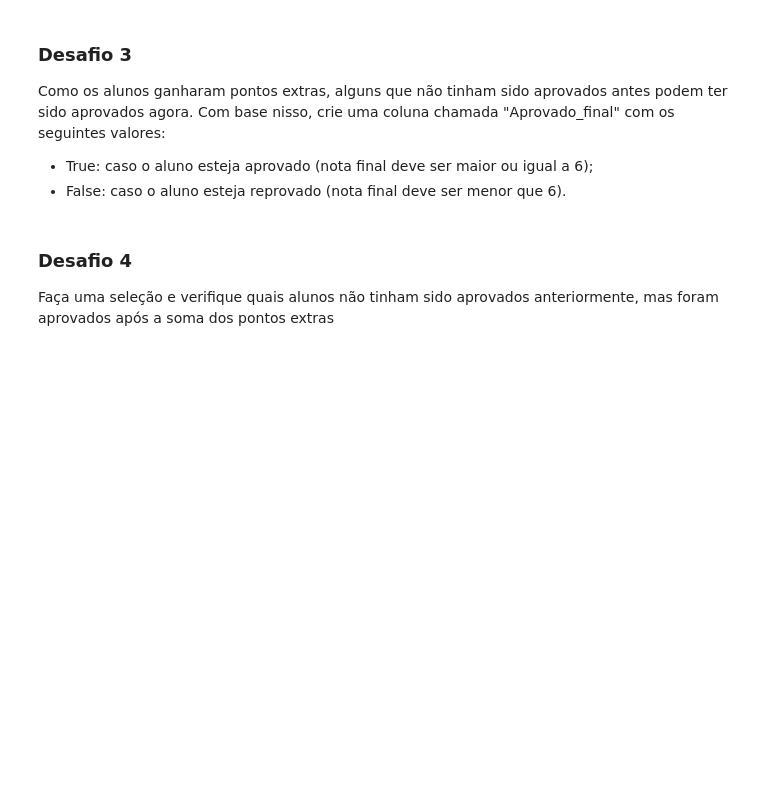
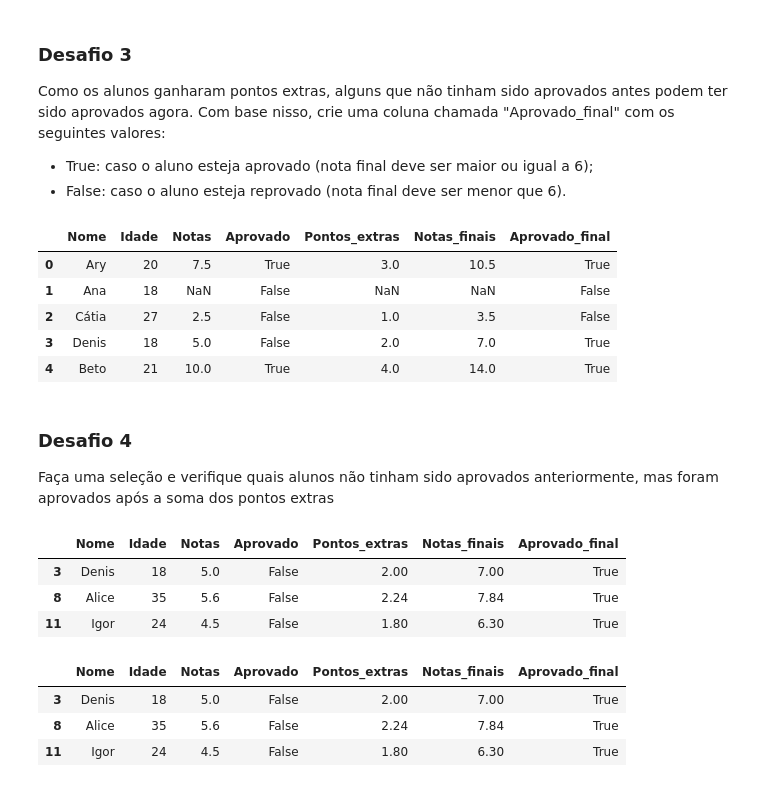
Before and after one commit to profmatheuspassos/analise-dados-pandas-sql, a Jupyter notebook: X-aulas-alura/desafios.ipynb, the cells around one changed output. Drawn from its saved outputs; the diff is of its cells as text; code cells hidden in the pictures; blank space fills up the shorter version.

```diff
--- a/X-aulas-alura/desafios.ipynb
+++ b/X-aulas-alura/desafios.ipynb
@@ -461,0 +460,5 @@ Importe novamente o arquivo [**alunos.csv**](https://raw.githubusercontent.com/a
+# %%
+# Importando novamente os dados
+import pandas as pd
+df = pd.read_csv("https://raw.githubusercontent.com/alura-cursos/pandas-conhecendo-a-biblioteca/main/desafios/alunos.csv")
+df
@@ -462,3 +483,6 @@ Importe novamente o arquivo [**alunos.csv**](https://raw.githubusercontent.com/a
 # %% [markdown]
 ### Desafio 1
 Os alunos participaram de uma atividade extracurricular e ganharam pontos extras. Esses pontos extras correspondem a 40% da nota atual de cada um deles. Com base nisso, crie uma coluna chamada "Pontos_extras" que contenha os pontos extras de cada aluno, ou seja, 40% da nota atual deles
+# %%
+df["Pontos_extras"] = df["Notas"] * 0.4
+df.head()
@@ -465,3 +496,6 @@ Os alunos participaram de uma atividade extracurricular e ganharam pontos extras
 # %% [markdown]
 ### Desafio 2
 Crie mais uma coluna, chamada "Notas_finais" que possua as notas de cada aluno somada com os pontos extras
+# %%
+df["Notas_finais"] = df["Notas"] + df["Pontos_extras"]
+df.head()
@@ -471,6 +512,31 @@ Como os alunos ganharam pontos extras, alguns que não tinham sido aprovados ant
 
 * True: caso o aluno esteja aprovado (nota final deve ser maior ou igual a 6);
 * False: caso o aluno esteja reprovado (nota final deve ser menor que 6).
+# %%
+# df["Aprovado_final"] = df["Notas_finais"].apply(lambda x: True if x >= 6 else False)
+df['Aprovado_final'] = df['Notas_finais'] >= 6
+df.head()
+# %% [output]
+|  | Nome | Idade | Notas | Aprovado | Pontos_extras | Notas_finais | Aprovado_final |
+| 0 | Ary | 20 | 7.5 | True | 3.0 | 10.5 | True |
+| 1 | Ana | 18 | NaN | False | NaN | NaN | False |
+| 2 | Cátia | 27 | 2.5 | False | 1.0 | 3.5 | False |
+| 3 | Denis | 18 | 5.0 | False | 2.0 | 7.0 | True |
+| 4 | Beto | 21 | 10.0 | True | 4.0 | 14.0 | True |
 # %% [markdown]
 ### Desafio 4
 Faça uma seleção e verifique quais alunos não tinham sido aprovados anteriormente, mas foram aprovados após a soma dos pontos extras
+# %%
+df.query('Aprovado == False & Aprovado_final == True')
+# %% [output]
+|  | Nome | Idade | Notas | Aprovado | Pontos_extras | Notas_finais | Aprovado_final |
+| 3 | Denis | 18 | 5.0 | False | 2.00 | 7.00 | True |
+| 8 | Alice | 35 | 5.6 | False | 2.24 | 7.84 | True |
+| 11 | Igor | 24 | 4.5 | False | 1.80 | 6.30 | True |
+# %%
+df[(df['Aprovado'] == False) & (df['Aprovado_final'] == True)]
+# %% [output]
+|  | Nome | Idade | Notas | Aprovado | Pontos_extras | Notas_finais | Aprovado_final |
+| 3 | Denis | 18 | 5.0 | False | 2.00 | 7.00 | True |
+| 8 | Alice | 35 | 5.6 | False | 2.24 | 7.84 | True |
+| 11 | Igor | 24 | 4.5 | False | 1.80 | 6.30 | True |
```
Also changed, not shown: parts of 4 cells of this notebook, 1 other file.
